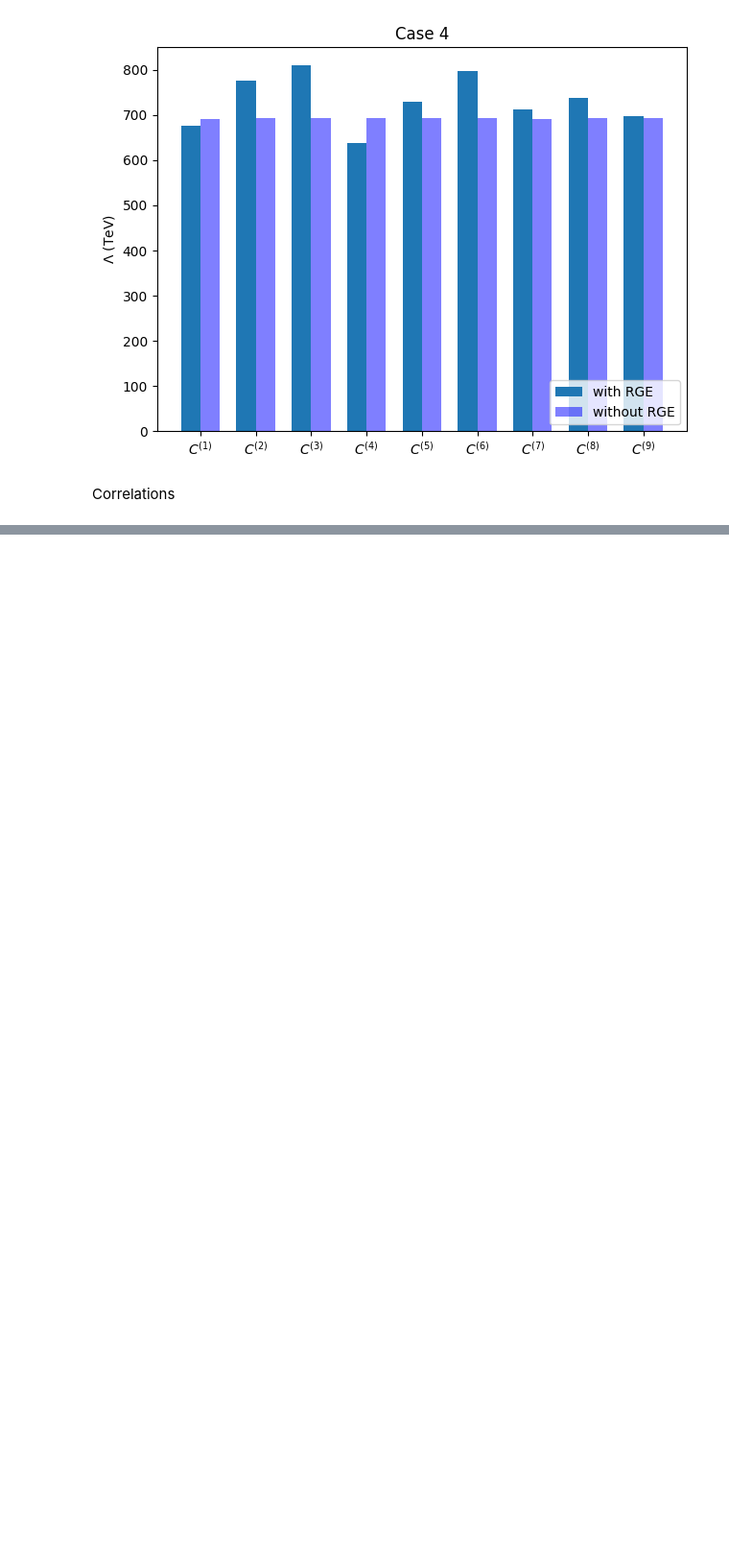
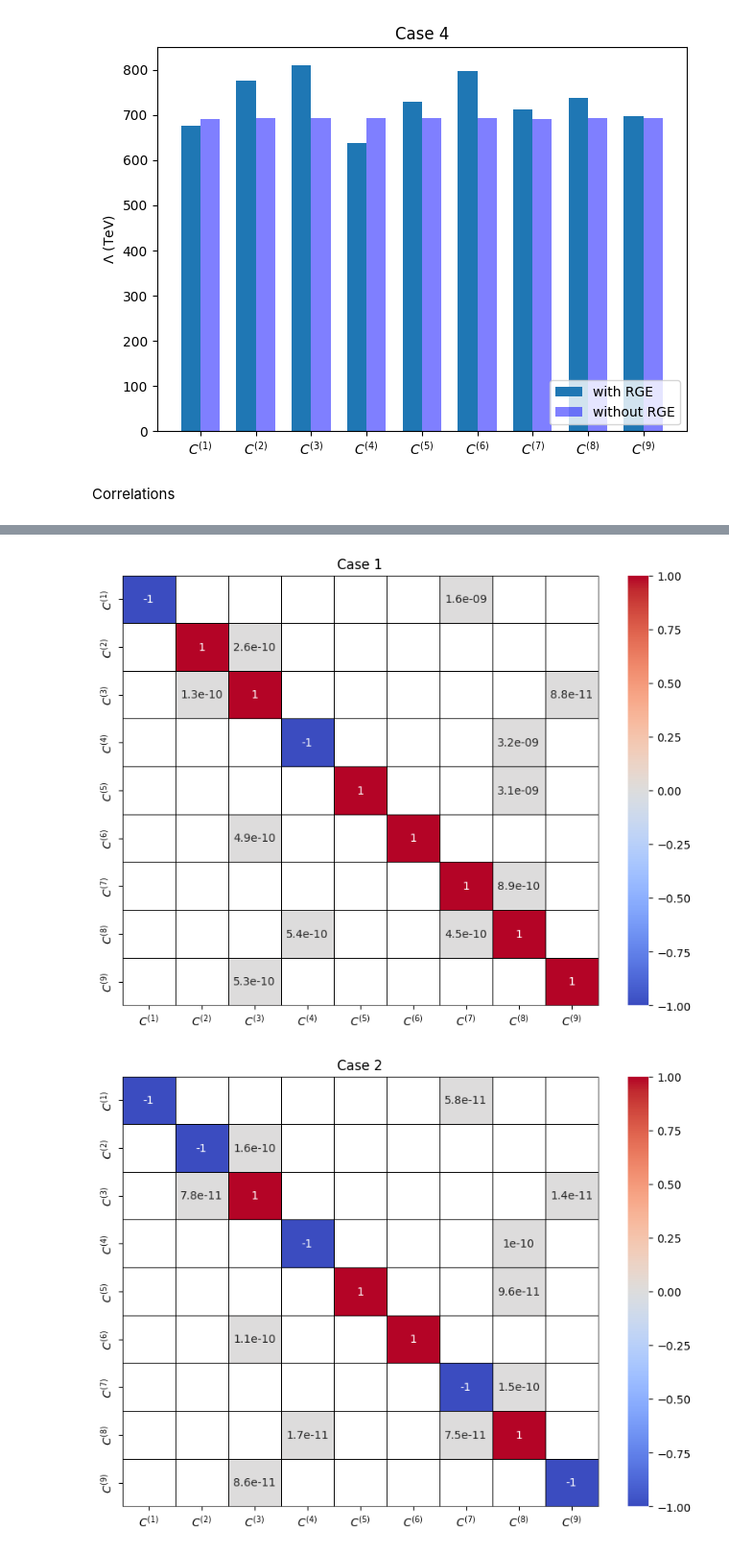
Before and after one commit to rp-winter/bnv-running, a Jupyter notebook: n-n_bar-oscillation/wc_evol_and_lambda.ipynb, the cells around one changed output, grey strips where cells are left out. Shown at 96% size. Saved outputs shown, nothing was run; the diff lists cells and outputs as text; code cells hidden in the pictures; blank space fills up the shorter version.

```diff
--- a/n-n_bar-oscillation/wc_evol_and_lambda.ipynb
+++ b/n-n_bar-oscillation/wc_evol_and_lambda.ipynb
@@ -497,0 +469,15 @@ plt.show()
+# %%
+rho_end_1 = rho_fn(energy_end, energy_solutions_1, y_solutions_1)
+plot_correlation_matrix(rho_end_1, title="Case 1", save_path="results/rho_matrix_700TeV_1.pdf")
+
+rho_end_2 = rho_fn(energy_end, energy_solutions_2, y_solutions_2)
+plot_correlation_matrix(rho_end_2, title="Case 2", save_path="results/rho_matrix_700TeV_2.pdf")
+
+rho_end_3 = rho_fn(energy_end, energy_solutions_3, y_solutions_3)
+plot_correlation_matrix(rho_end_3, title="Case 3", save_path="results/rho_matrix_700TeV_3.pdf")
+
+rho_end_4 = rho_fn(energy_end, energy_solutions_4, y_solutions_4)
+plot_correlation_matrix(rho_end_4, title="Case 4", save_path="results/rho_matrix_700TeV_4.pdf")
+# %% [output]
+[figure, added]
+[figure, added]
```
Also changed, not shown: parts of 9 cells of this notebook, 15 other files.
